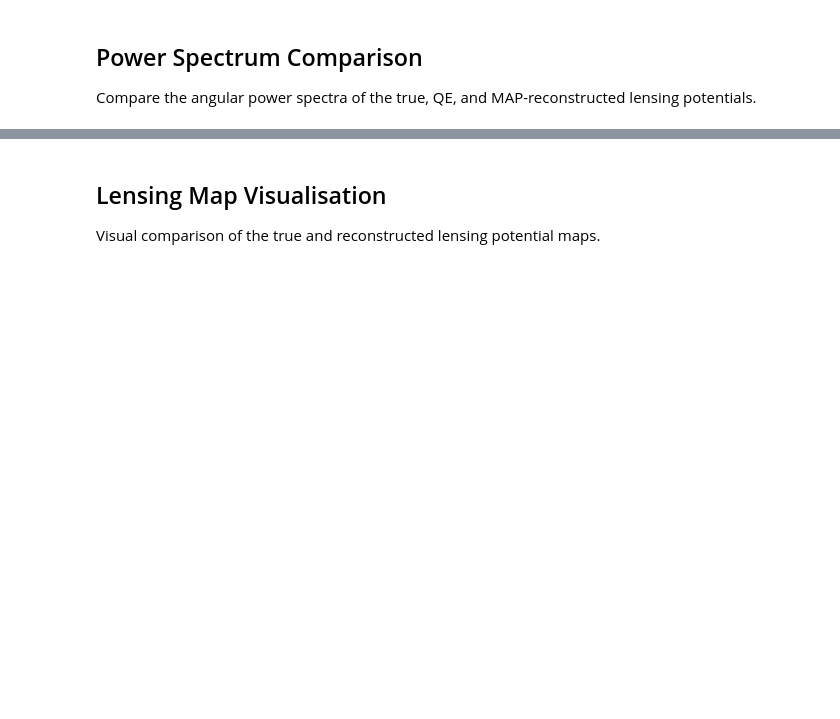
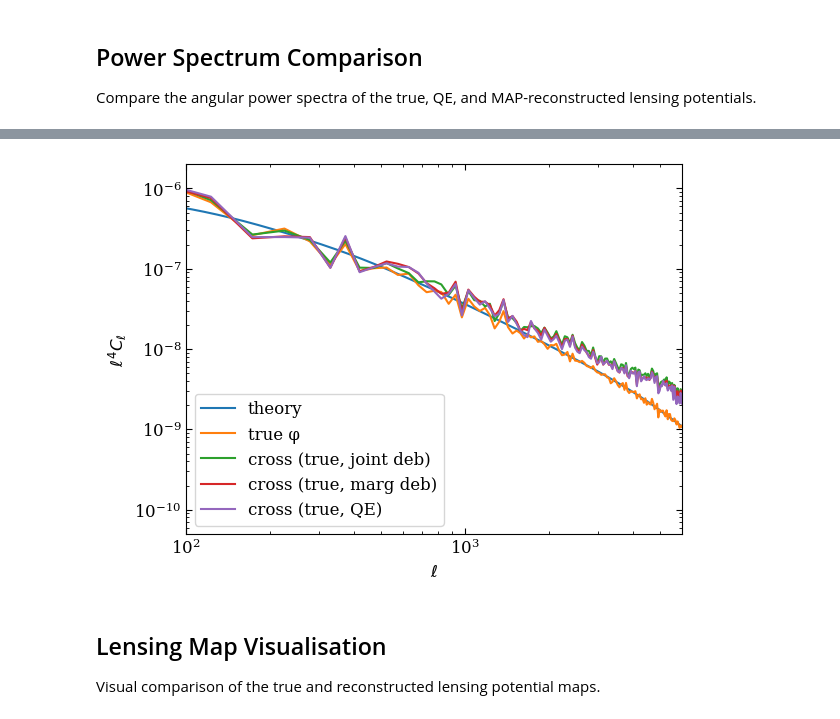
Before and after one commit to mdh959/CMB_Project, a Jupyter notebook: project.ipynb, the cells around one changed output, grey strips where cells are left out. Cells and saved outputs as stored; diff of their text form; code cells hidden in the pictures; blank space fills up the shorter version.

```diff
--- a/project.ipynb
+++ b/project.ipynb
@@ -238,3 +193,22 @@ gcf()
+# %%
+using CMBLensing: get_ρℓ, get_ℓ⁴Cℓ
+# ------------------------------------------------------------------
+# 5) Compare spectra
+# ------------------------------------------------------------------
+
+
+figure()
+loglog(ℓ⁴ * Cℓ.total.ϕϕ,                label="theory")
+loglog(get_ℓ⁴Cℓ(ϕ),                     label="true φ")
+loglog(get_ℓ⁴Cℓ(ϕ, ϕ_joint_deb),        label="cross (true, joint deb)")
+loglog(get_ℓ⁴Cℓ(ϕ, ϕ_marg_deb),         label="cross (true, marg deb)")
+loglog(get_ℓ⁴Cℓ(ϕ, ϕqe_deb),               label="cross (true, QE)")
+xlim(100, 6000); ylim(5e-11, 2e-6); legend()
+xlabel(raw"$\ell$")
+ylabel(raw"$\ell^4 C_\ell$")
+gcf()
+# %% [output]
+[figure, added]
 # %% [markdown]
 ## Lensing Map Visualisation
 Visual comparison of the true and reconstructed lensing potential maps.
```
Also changed, not shown: parts of 30 cells of this notebook, 37 other files.
